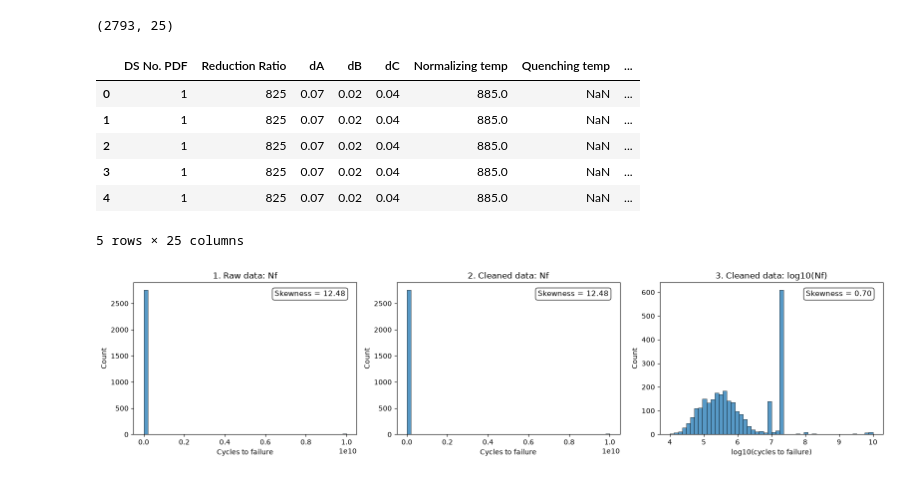
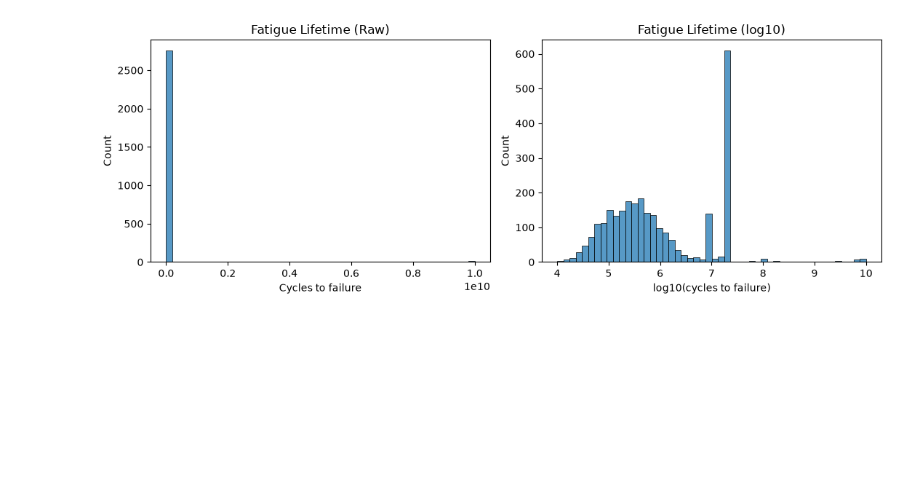
Before and after one commit to LeiliJL/DAT305-Project, a Jupyter notebook: notebooks/01_EDA_preprocessing.ipynb, the cells around one changed output. Cells and saved outputs as stored; diff of their text form; code cells hidden in the pictures; blank space fills up the shorter version.

Commit message:
My final cleanup

```diff
--- a/notebooks/01_EDA_preprocessing.ipynb
+++ b/notebooks/01_EDA_preprocessing.ipynb
@@ -243,53 +111,18 @@ dtype: int64
-# %%
-
-
-df = pd.read_csv("../data/processed/fatigue_clean.csv")
-print(df.shape)
-df.head()
-# %% [output]
-(2793, 25)
-|  | DS No. PDF | Reduction Ratio | dA | dB | dC | Normalizing temp | Quenching temp | ... |
-| 0 | 1 | 825 | 0.07 | 0.02 | 0.04 | 885.0 | NaN | ... |
-| 1 | 1 | 825 | 0.07 | 0.02 | 0.04 | 885.0 | NaN | ... |
-| 2 | 1 | 825 | 0.07 | 0.02 | 0.04 | 885.0 | NaN | ... |
-| 3 | 1 | 825 | 0.07 | 0.02 | 0.04 | 885.0 | NaN | ... |
-| 4 | 1 | 825 | 0.07 | 0.02 | 0.04 | 885.0 | NaN | ... |
-5 rows × 25 columns
-# %%
-
-
-df_clean = pd.read_csv("../data/processed/fatigue_clean.csv")
-
-df_raw = pd.read_excel("../data/raw/NIMS_FATIGUE.xlsx")
-df_clean["log_Nf"] = np.log10(df_clean["Nf"])
-
-fig, axes = plt.subplots(1, 3, figsize=(16, 4))
-box = dict(boxstyle="round", facecolor="white", alpha=0.8)
-def add_skew(ax, series):
-    ax.text(0.95, 0.95, f"Skewness = {series.skew():.2f}",
-            transform=ax.transAxes, ha="right", va="top",
-            fontsize=11, bbox=box)
-
-# 1. Raw data
-sns.histplot(df_raw["Nf"], bins=50, ax=axes[0])
-axes[0].set_title("1. Raw data: Nf")
-axes[0].set_xlabel("Cycles to failure")
-add_skew(axes[0], df_raw["Nf"])
-
-# 2. Cleaned data, no log
-sns.histplot(df_clean["Nf"], bins=50, ax=axes[1])
-axes[1].set_title("2. Cleaned data: Nf")
-axes[1].set_xlabel("Cycles to failure")
-add_skew(axes[1], df_clean["Nf"])
-
-# 3. Cleaned data, log10
-sns.histplot(df_clean["log_Nf"], bins=50, ax=axes[2])
-axes[2].set_title("3. Cleaned data: log10(Nf)")
-axes[2].set_xlabel("log10(cycles to failure)")
-add_skew(axes[2], df_clean["log_Nf"])
-
-plt.tight_layout()
-plt.savefig("../figures/target_distribution.png", dpi=150)
-plt.show()
-# %% [output]
-[figure, removed]
+# %%
+fig, axes = plt.subplots(1, 2, figsize=(11, 4))
+
+# Raw fatigue lifetime
+sns.histplot(df_clean["Nf"], bins=50, ax=axes[0])
+axes[0].set_title("Fatigue Lifetime (Raw)")
+axes[0].set_xlabel("Cycles to failure")
+
+# Log-transformed fatigue lifetime
+sns.histplot(df_clean["log_Nf"], bins=50, ax=axes[1])
+axes[1].set_title("Fatigue Lifetime (log10)")
+axes[1].set_xlabel("log10(cycles to failure)")
+
+plt.tight_layout()
+plt.savefig("../figures/target_distribution.png", dpi=300, bbox_inches="tight")
+plt.show()
+# %% [output]
+[figure, added]
```
Also changed, not shown: parts of 7 cells of this notebook, 12 other files.
